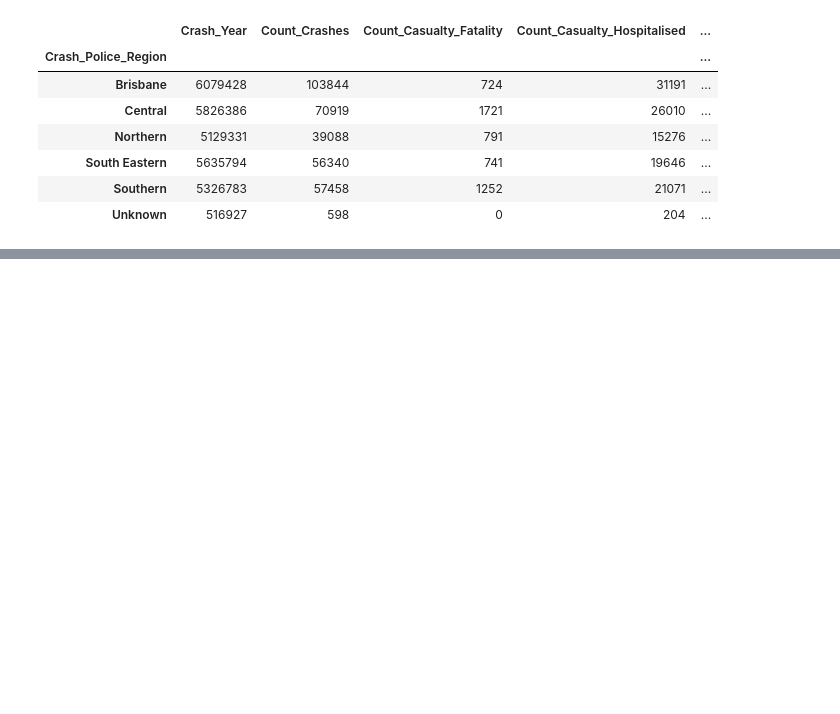
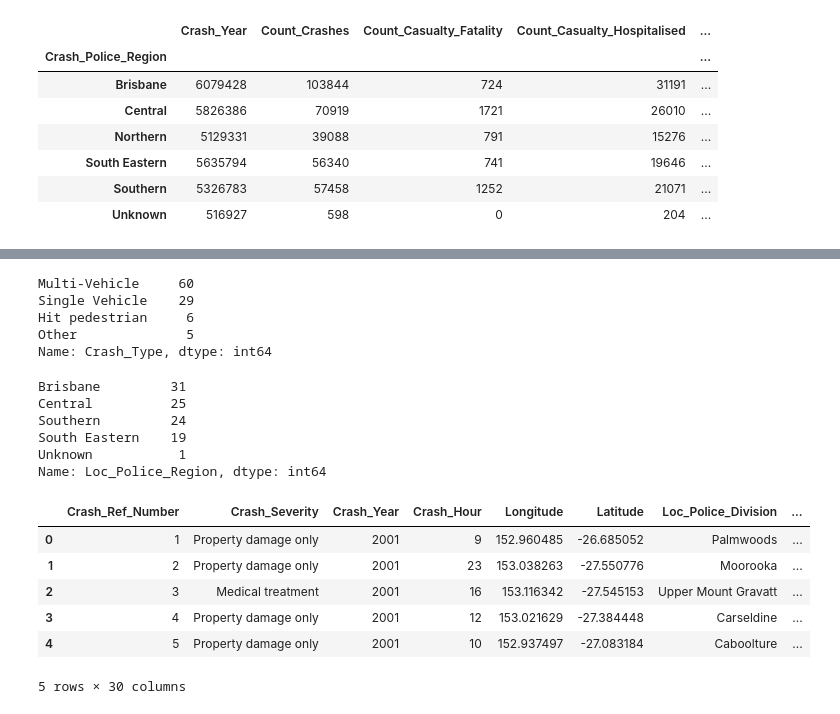
Before and after one commit to AmmaraRazzaq/DataAnalysis_with_Python, a Jupyter notebook: DataAnalysiswithPython.ipynb, the cells around one changed output, grey strips where cells are left out. Saved outputs shown, nothing was run; the diff lists cells and outputs as text; code cells hidden in the pictures; blank space fills up the shorter version.

```diff
--- a/DataAnalysiswithPython.ipynb
+++ b/DataAnalysiswithPython.ipynb
@@ -952,0 +1100,28 @@ df_year['Count_Casualty_All'].plot(kind='pie')
+# %%
+df_locs['Crash_Type'].value_counts()
+# %% [output]
+Multi-Vehicle     60
+Single Vehicle    29
+Hit pedestrian     6
+Other              5
+Name: Crash_Type, dtype: int64
+# %%
+df_locs['Loc_Police_Region'].value_counts()
+# %% [output]
+Brisbane         31
+Central          25
+Southern         24
+South Eastern    19
+Unknown           1
+Name: Loc_Police_Region, dtype: int64
+# %%
+df_locs.drop(['Loc_Queensland_Transport_Region', 'Loc_Main_Roads_Region','Crash_Nature','Crash_Type','Loc_Police_District'], axis=1, inplace=True)
+df_locs.head()
+# %% [output]
+|  | Crash_Ref_Number | Crash_Severity | Crash_Year | Crash_Hour | Longitude | Latitude | Loc_Police_Division | ... |
+| 0 | 1 | Property damage only | 2001 | 9 | 152.960485 | -26.685052 | Palmwoods | ... |
+| 1 | 2 | Property damage only | 2001 | 23 | 153.038263 | -27.550776 | Moorooka | ... |
+| 2 | 3 | Medical treatment | 2001 | 16 | 153.116342 | -27.545153 | Upper Mount Gravatt | ... |
+| 3 | 4 | Property damage only | 2001 | 12 | 153.021629 | -27.384448 | Carseldine | ... |
+| 4 | 5 | Property damage only | 2001 | 10 | 152.937497 | -27.083184 | Caboolture | ... |
+5 rows × 30 columns
```
Also changed, not shown: parts of 28 cells of this notebook.
